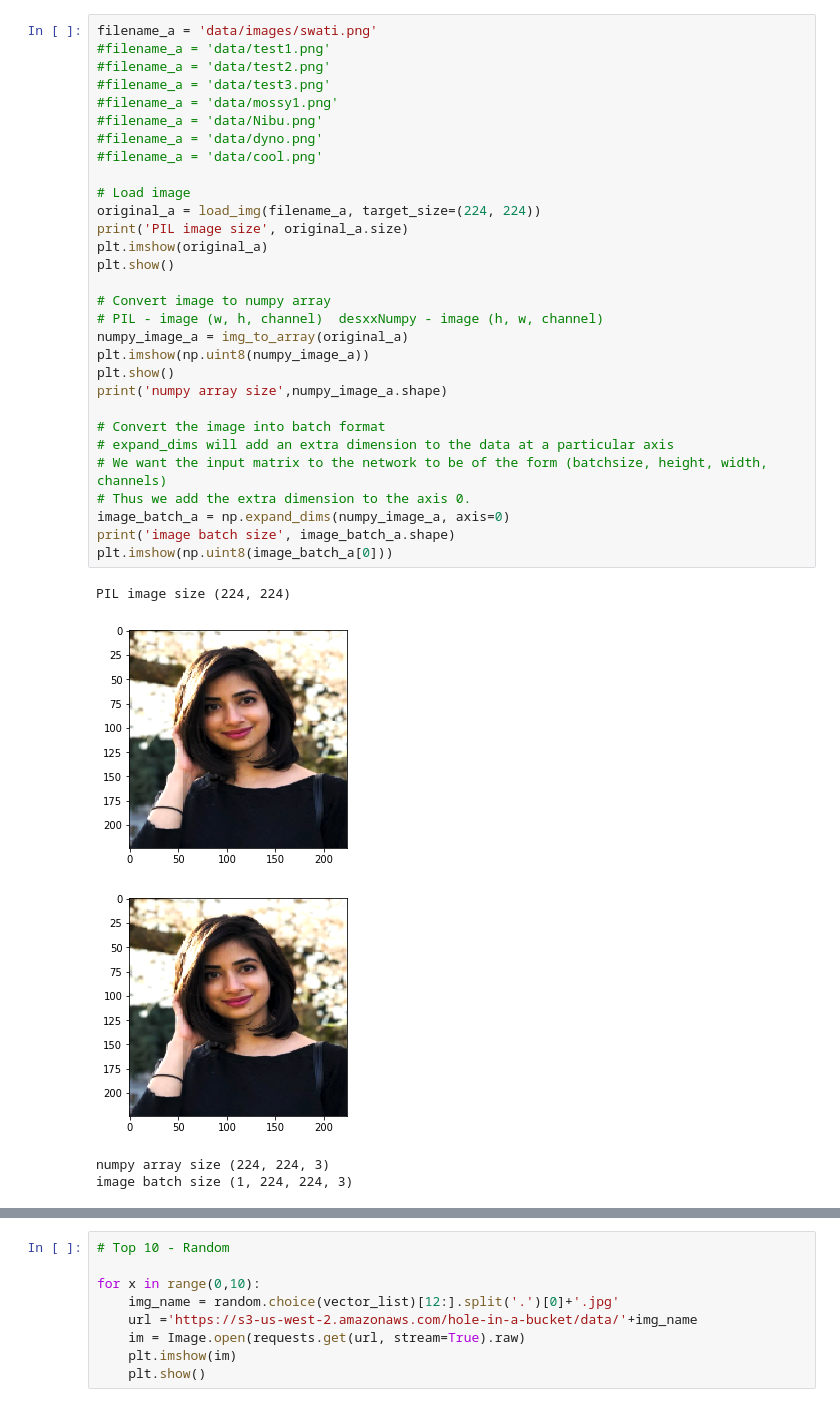
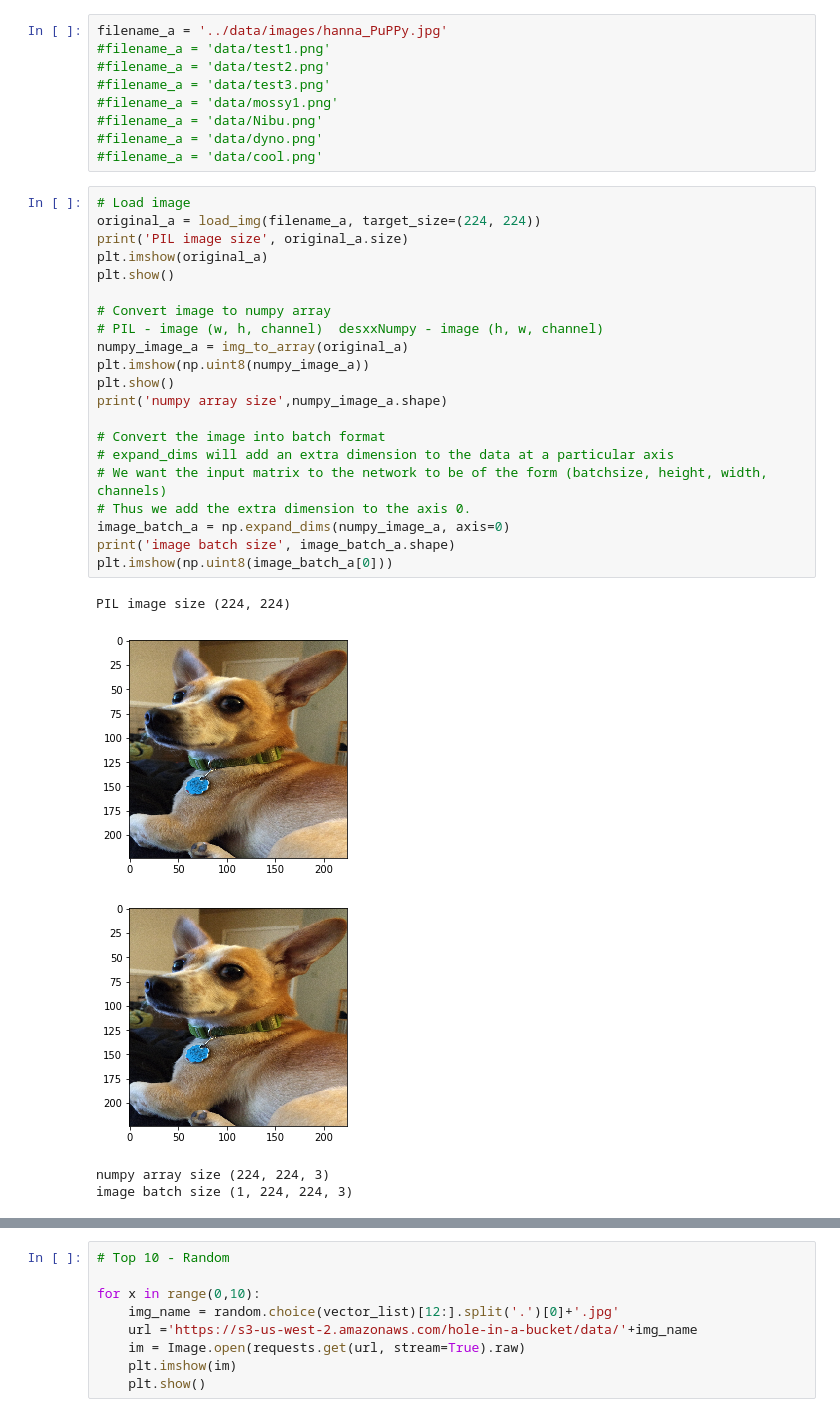
Before and after one commit to drunkONdata/fetch_dog_adoption, a Jupyter notebook: notebooks/fetch_demo.ipynb, the cells around one changed output, grey strips where cells are left out. Drawn from its saved outputs; the diff is of its cells as text.

```diff
--- a/notebooks/fetch_demo.ipynb
+++ b/notebooks/fetch_demo.ipynb
@@ -55,37 +53,37 @@ print('Neural Network loaded.  Time: '+str(end-start))
+# %%
+filename_a = '../data/images/hanna_PuPPy.jpg'
+#filename_a = 'data/test1.png'
+#filename_a = 'data/test2.png'
+#filename_a = 'data/test3.png'
+#filename_a = 'data/mossy1.png'
+#filename_a = 'data/Nibu.png'
+#filename_a = 'data/dyno.png'
+#filename_a = 'data/cool.png'
 # %%
-filename_a = 'data/images/swati.png'
-#filename_a = 'data/test1.png'
-#filename_a = 'data/test2.png'
-#filename_a = 'data/test3.png'
-#filename_a = 'data/mossy1.png'
-#filename_a = 'data/Nibu.png'
-#filename_a = 'data/dyno.png'
-#filename_a = 'data/cool.png'
-
 # Load image
 original_a = load_img(filename_a, target_size=(224, 224))
 print('PIL image size', original_a.size)
 plt.imshow(original_a)
 plt.show()
 
 # Convert image to numpy array
 # PIL - image (w, h, channel)  desxxNumpy - image (h, w, channel)
 numpy_image_a = img_to_array(original_a)
 plt.imshow(np.uint8(numpy_image_a))
 plt.show()
 print('numpy array size',numpy_image_a.shape)
 
 # Convert the image into batch format
 # expand_dims will add an extra dimension to the data at a particular axis
 # We want the input matrix to the network to be of the form (batchsize, height, width, channels)
 # Thus we add the extra dimension to the axis 0.
 image_batch_a = np.expand_dims(numpy_image_a, axis=0)
 print('image batch size', image_batch_a.shape)
 plt.imshow(np.uint8(image_batch_a[0]))
 # %% [output]
 PIL image size (224, 224)
-[figure, old version]
+[figure, new version]
-[figure, old version]
+[figure, new version]
 numpy array size (224, 224, 3)
 image batch size (1, 224, 224, 3)
 <matplotlib.image.AxesImage at 0x...>
```
Also changed, not shown: parts of 33 cells of this notebook, 15 other files.
